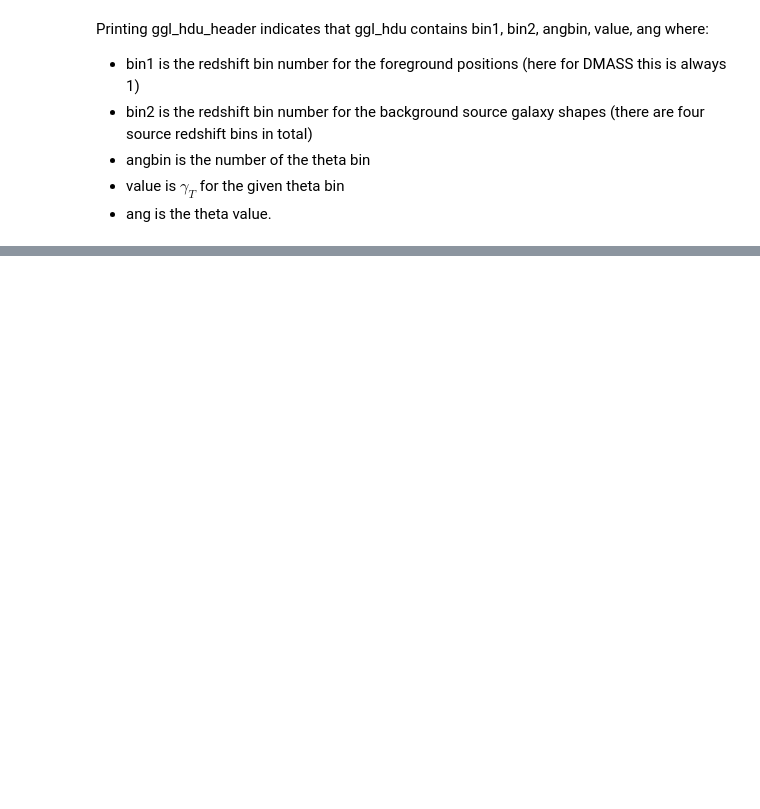
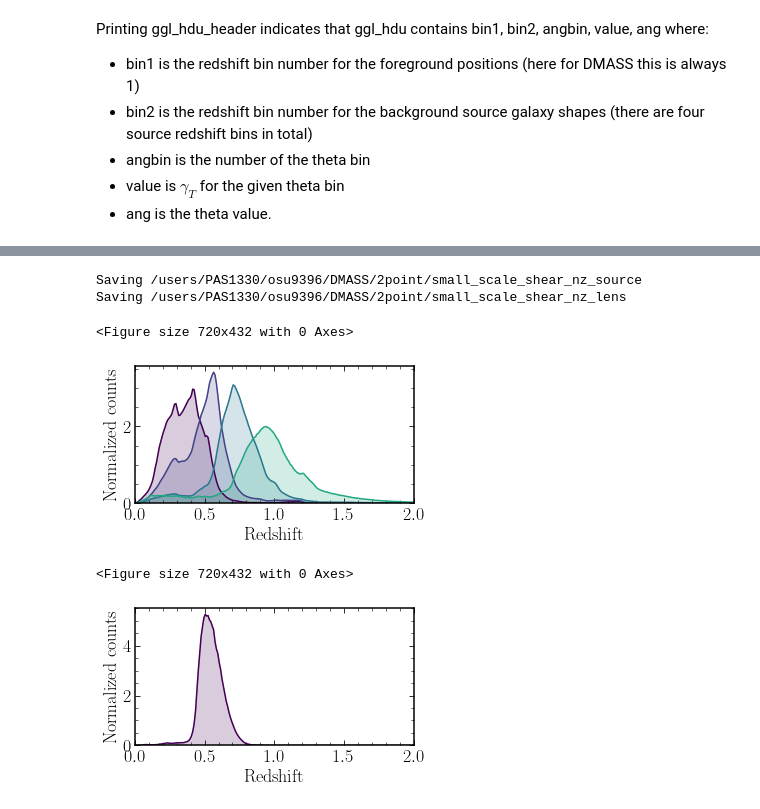
Before and after one commit to sujeong-lee/DMASS, a Jupyter notebook: notebook/misc/darkemulator_fits.ipynb, the cells around one changed output, grey strips where cells are left out. Cells and saved outputs as stored; diff of their text form; code cells hidden in the pictures; blank space fills up the shorter version.

```diff
--- a/notebook/misc/darkemulator_fits.ipynb
+++ b/notebook/misc/darkemulator_fits.ipynb
@@ -135,0 +178,5 @@ Printing ggl_hdu_header indicates that ggl_hdu contains bin1, bin2, angbin, valu
+# %%
+des_filename = '/users/PCON0003/cond0080/DMASS/blinded_dmass_y1_small_scale/simulated_y1_dmass_3x2pt_baseline_small_scales'
+des_file = des_filename +'.fits'
+# the simulated fits file does not include covariance information
+Td=twopoint.TwoPointFile.from_fits(des_file,covmat_name=None)
@@ -135,0 +199,11 @@ Printing ggl_hdu_header indicates that ggl_hdu contains bin1, bin2, angbin, valu
+# %%
+# Plot the lens and source redshift distributions
+# The first argument is the location and prefix for the image files (in png format)
+Td.plots('/users/PAS1330/osu9396/DMASS/2point/small_scale_shear', colormap='viridis', savepdf=False, latex=True, plot_spectrum=False, plot_kernel=True, plot_cov=False, cov_vmin=None, sharey=True, save_pickle=False, load_pickle=False, remove_pickle=True,label_legend = None, blind_yaxis=False, shade_until=None)
+# %% [output]
+Saving /users/PAS1330/osu9396/DMASS/2point/small_scale_shear_nz_source
+Saving /users/PAS1330/osu9396/DMASS/2point/small_scale_shear_nz_lens
+<Figure size 720x432 with 0 Axes>
+[figure, added]
+<Figure size 720x432 with 0 Axes>
+[figure, added]
```
Also changed, not shown: parts of 13 cells of this notebook.
